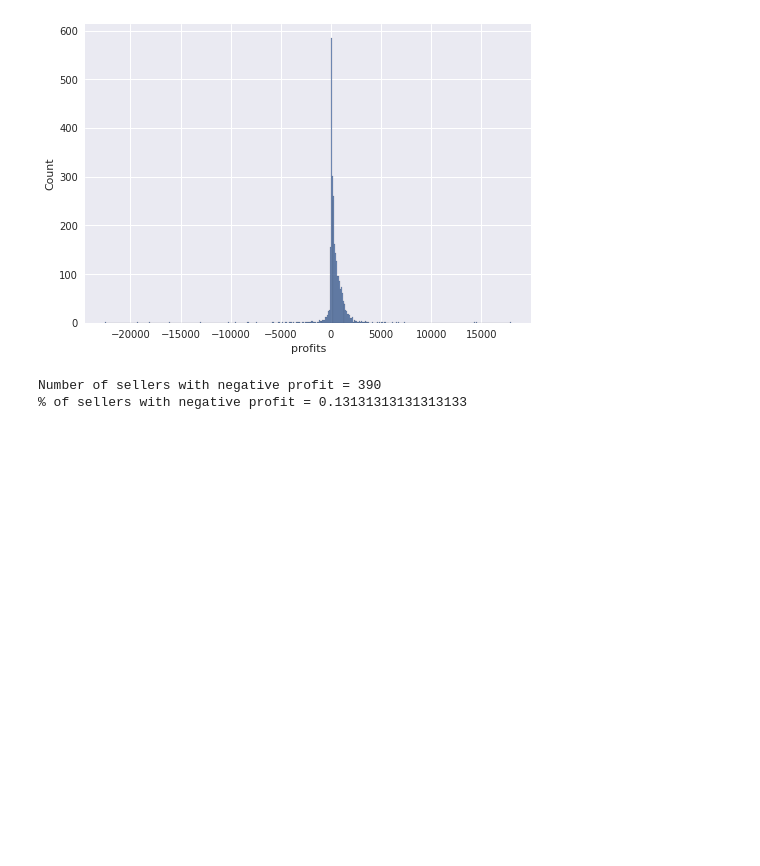
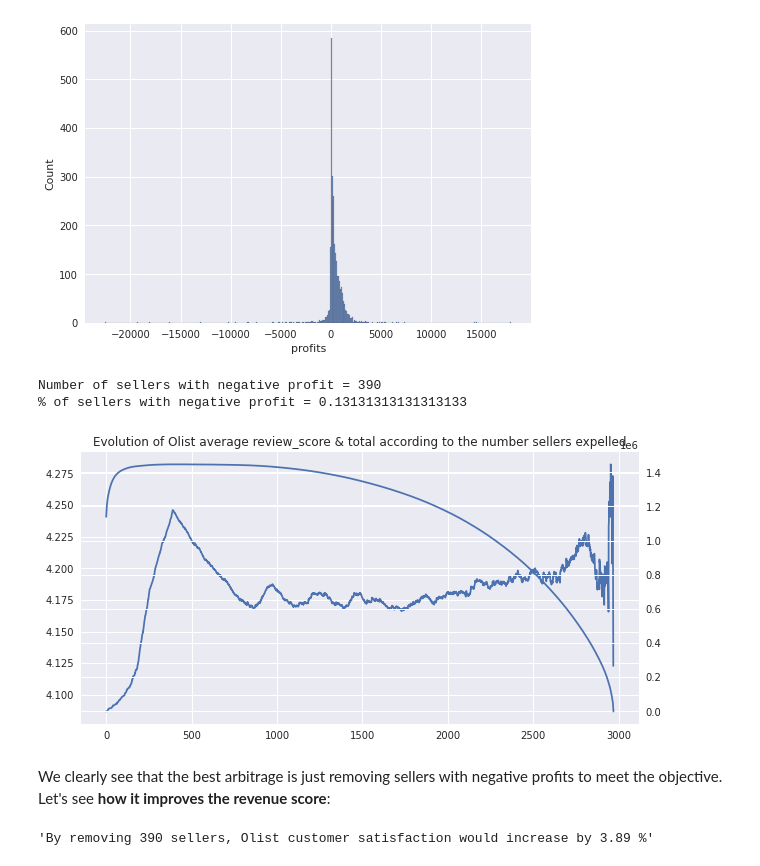
Before and after one commit to corentingaret/Olist, a Jupyter notebook: notebooks/customer_satisfaction_explo.ipynb, the cells around one changed output. Cells and saved outputs as stored; diff of their text form; code cells hidden in the pictures; blank space fills up the shorter version.

Commit message:
Impact of removing certain sellers

```diff
--- a/notebooks/customer_satisfaction_explo.ipynb
+++ b/notebooks/customer_satisfaction_explo.ipynb
@@ -167,0 +160,22 @@ Number of sellers with negative profit = 390
+# %%
+remove_neg_sellers = sellers.sort_values(by='profits', ascending=True)
+remove_neg_sellers.reset_index(inplace=True)
+# %%
+review_score_evolution, profit_evolution, number_of_sellers_rem = [] , [], []
+for i in range(remove_neg_sellers.shape[0]):
+    remove_neg_sellers.loc[i, 'review_score'] = None
+    remove_neg_sellers.loc[i, 'profits'] = None
+    review_score_evolution.append(remove_neg_sellers['review_score'].mean())
+    profit_evolution.append(remove_neg_sellers['profits'].sum())
+    number_of_sellers_rem.append(i)
+# %%
+fig, ax = plt.subplots(figsize = (10, 5))
+plt.title('Evolution of Olist average review_score & total according to the number sellers expelled')
+
+ax2 = ax.twinx()
+ax.plot(number_of_sellers_rem, review_score_evolution)
+ax2.plot(number_of_sellers_rem, profit_evolution);
+# %% [output]
+[figure, added]
+# %% [markdown]
+We clearly see that the best arbitrage is just removing sellers with negative profits to meet the objective. Let's see **how it improves the revenue score**:
@@ -167,0 +187,4 @@ Number of sellers with negative profit = 390
+# %%
+f'By removing {sellers_to_eliminate} sellers, Olist customer satisfaction would increase by {round(review_final_evol, 2)} %'
+# %% [output]
+'By removing 390 sellers, Olist customer satisfaction would increase by 3.89 %'
```
Also changed, not shown: parts of 5 cells of this notebook.
